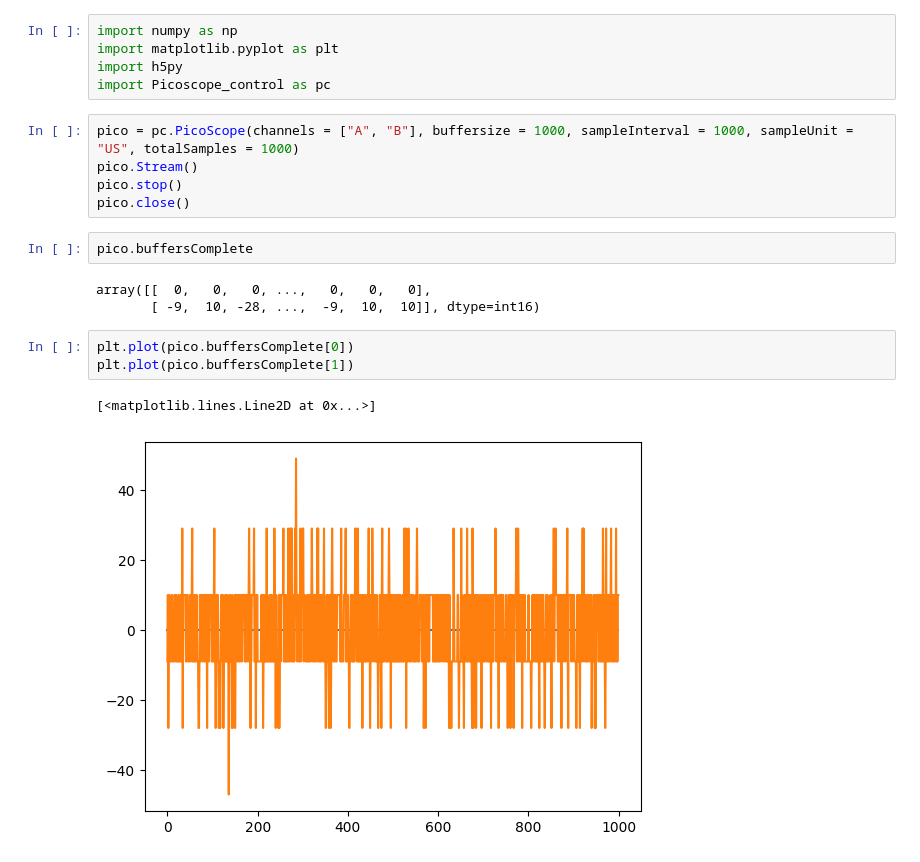
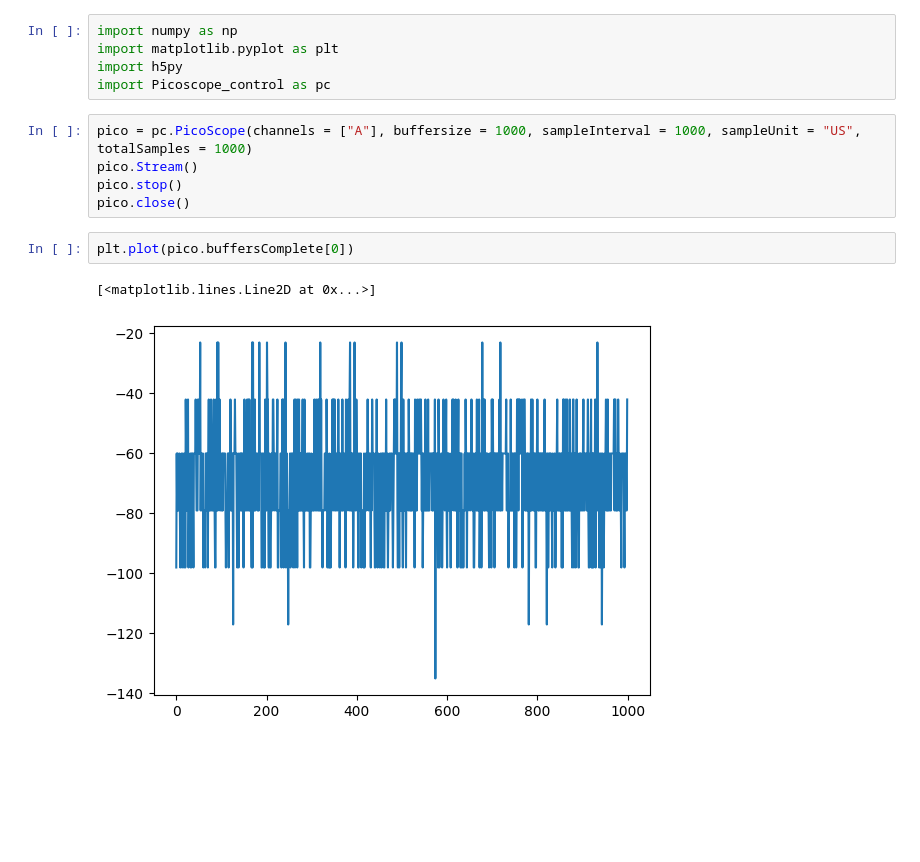
Before and after one commit to Moore-Lab/nanospheres, a Jupyter notebook: DAQ/picoscope_utils/class_testing.ipynb, the cells around one changed output. Saved outputs shown, nothing was run; the diff lists cells and outputs as text; blank space fills up the shorter version.

```diff
--- a/DAQ/picoscope_utils/class_testing.ipynb
+++ b/DAQ/picoscope_utils/class_testing.ipynb
@@ -4,18 +4,12 @@ import matplotlib.pyplot as plt
 import h5py
 import Picoscope_control as pc
 # %%
-pico = pc.PicoScope(channels = ["A", "B"], buffersize = 1000, sampleInterval = 1000, sampleUnit = "US", totalSamples = 1000)
+pico = pc.PicoScope(channels = ["A"], buffersize = 1000, sampleInterval = 1000, sampleUnit = "US", totalSamples = 1000)
 pico.Stream()
 pico.stop()
 pico.close()
-# %%
-pico.buffersComplete
-# %% [output]
-array([[  0,   0,   0, ...,   0,   0,   0],
-       [ -9,  10, -28, ...,  -9,  10,  10]], dtype=int16)
 # %%
 plt.plot(pico.buffersComplete[0])
-plt.plot(pico.buffersComplete[1])
 # %% [output]
 [<matplotlib.lines.Line2D at 0x...>]
-[figure, old version]
+[figure, new version]
```
Also changed, not shown: parts of 1 cell of this notebook, 4 other files.
